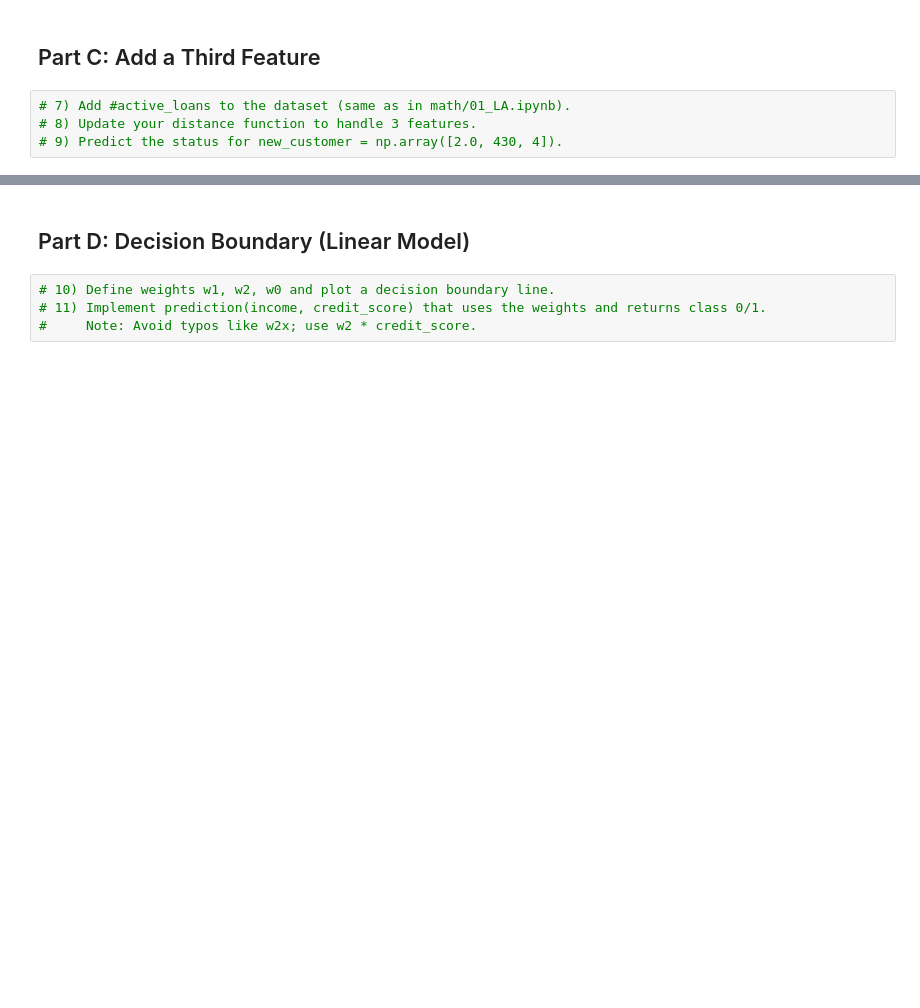
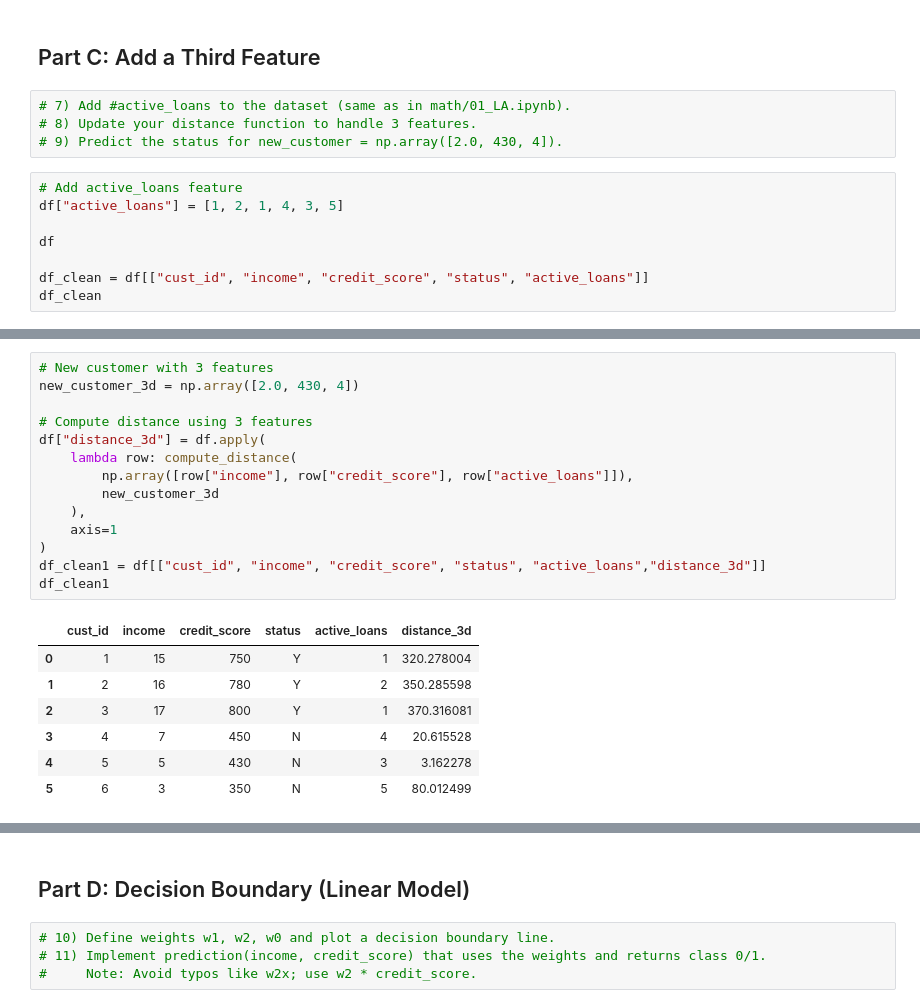
Before and after one commit to harika0345/harika_ai, a Jupyter notebook: math/assignments/la_assignment.ipynb, the cells around one changed output, grey strips where cells are left out. Drawn from its saved outputs; the diff is of its cells as text; blank space fills up the shorter version.

```diff
--- a/math/assignments/la_assignment.ipynb
+++ b/math/assignments/la_assignment.ipynb
@@ -24,3 +158,11 @@ import seaborn as sns
 # 7) Add #active_loans to the dataset (same as in math/01_LA.ipynb).
 # 8) Update your distance function to handle 3 features.
 # 9) Predict the status for new_customer = np.array([2.0, 430, 4]).
+# %%
+# Add active_loans feature
+df["active_loans"] = [1, 2, 1, 4, 3, 5]
+
+df
+
+df_clean = df[["cust_id", "income", "credit_score", "status", "active_loans"]]
+df_clean
@@ -26,0 +177,22 @@ import seaborn as sns
+# %%
+# New customer with 3 features
+new_customer_3d = np.array([2.0, 430, 4])
+
+# Compute distance using 3 features
+df["distance_3d"] = df.apply(
+    lambda row: compute_distance(
+        np.array([row["income"], row["credit_score"], row["active_loans"]]),
+        new_customer_3d
+    ),
+    axis=1
+)
+df_clean1 = df[["cust_id", "income", "credit_score", "status", "active_loans","distance_3d"]]
+df_clean1
+# %% [output]
+|  | cust_id | income | credit_score | status | active_loans | distance_3d |
+| 0 | 1 | 15 | 750 | Y | 1 | 320.278004 |
+| 1 | 2 | 16 | 780 | Y | 2 | 350.285598 |
+| 2 | 3 | 17 | 800 | Y | 1 | 370.316081 |
+| 3 | 4 | 7 | 450 | N | 4 | 20.615528 |
+| 4 | 5 | 5 | 430 | N | 3 | 3.162278 |
+| 5 | 6 | 3 | 350 | N | 5 | 80.012499 |
```
Also changed, not shown: parts of 15 cells of this notebook, 1 other file.
